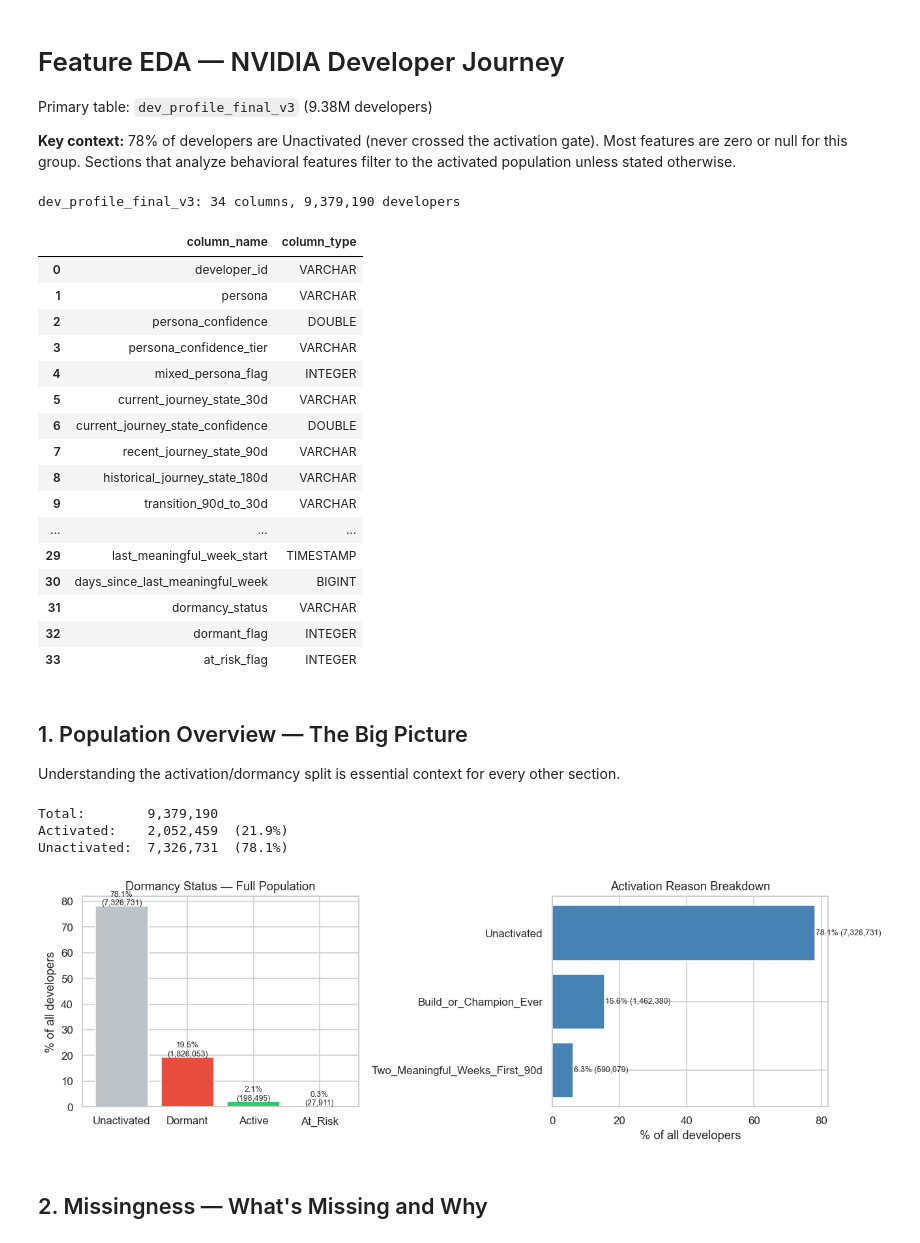
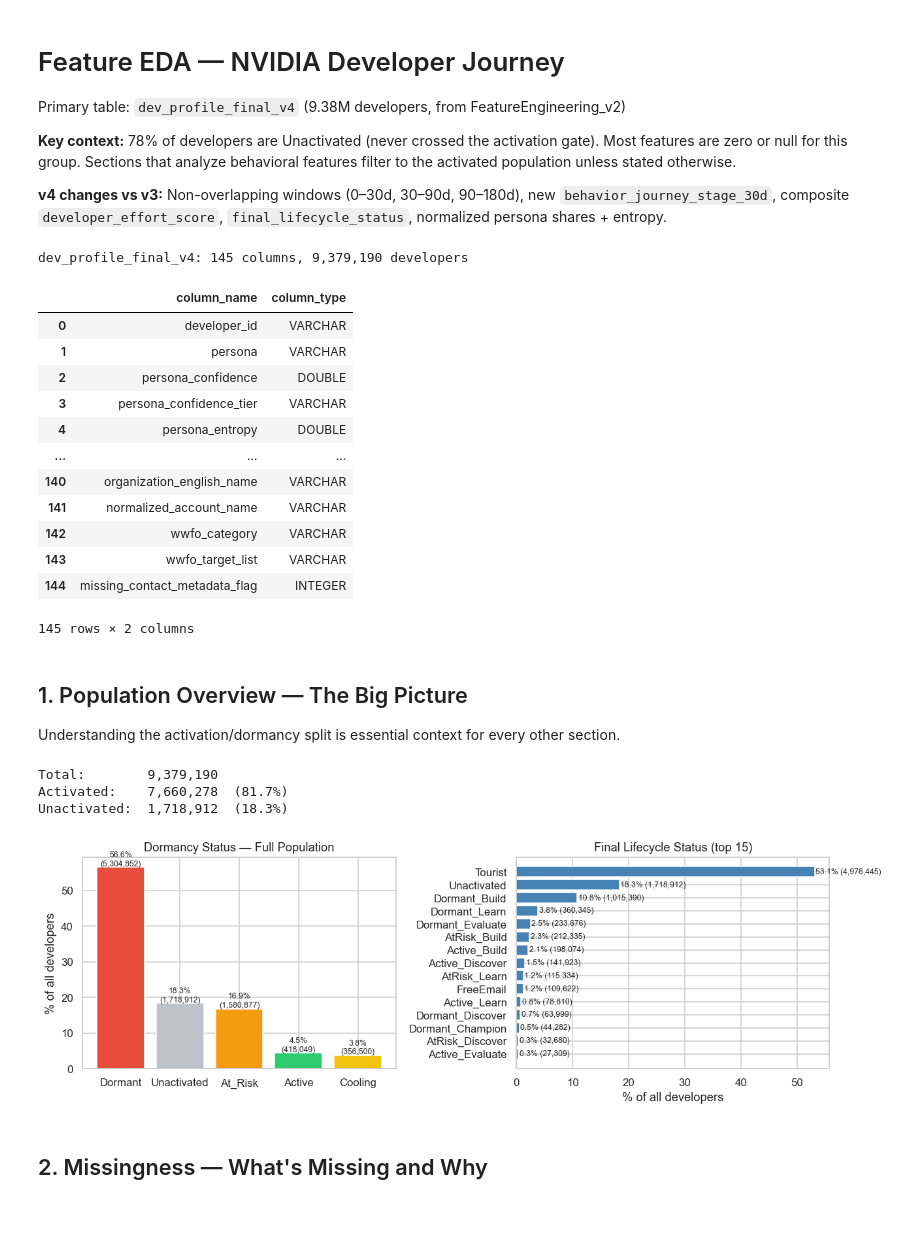
Before and after one commit to WBDoran/Spring2026_IndustryProject, a Jupyter notebook: Feature_EDA.ipynb, the cells around one changed output. Saved outputs shown, nothing was run; the diff lists cells and outputs as text; code cells hidden in the pictures; blank space fills up the shorter version.

```diff
--- a/Feature_EDA.ipynb
+++ b/Feature_EDA.ipynb
@@ -1,8 +1,10 @@
 # %% [markdown]
 # Feature EDA — NVIDIA Developer Journey
-Primary table: `dev_profile_final_v3` (9.38M developers)
+Primary table: `dev_profile_final_v4` (9.38M developers, from FeatureEngineering_v2)
 
 **Key context:** 78% of developers are Unactivated (never crossed the activation gate). Most features are zero or null for this group. Sections that analyze behavioral features filter to the activated population unless stated otherwise.
+
+**v4 changes vs v3:** Non-overlapping windows (0–30d, 30–90d, 90–180d), new `behavior_journey_stage_30d`, composite `developer_effort_score`, `final_lifecycle_status`, normalized persona shares + entropy.
 # %%
 import duckdb
 import pandas as pd
@@ -20,7 +22,7 @@ pd.set_option('display.float_format', '{:,.2f}'.format)
 sns.set_theme(style='whitegrid', palette='muted')
 plt.rcParams['figure.dpi'] = 110
 
-T = 'dev_profile_final_v3'
+T = 'dev_profile_final_v4'
 con = duckdb.connect('developer_project.duckdb', read_only=True)
 
 schema = con.execute(f'DESCRIBE {T}').fetchdf()
@@ -29,79 +31,83 @@ total = con.execute(f'SELECT COUNT(*) FROM {T}').fetchone()[0]
 print(f'{T}: {len(all_cols)} columns, {total:,} developers')
 display(schema[['column_name', 'column_type']])
 # %% [output]
-dev_profile_final_v3: 34 columns, 9,379,190 developers
+dev_profile_final_v4: 145 columns, 9,379,190 developers
 |  | column_name | column_type |
 | 0 | developer_id | VARCHAR |
 | 1 | persona | VARCHAR |
 | 2 | persona_confidence | DOUBLE |
 | 3 | persona_confidence_tier | VARCHAR |
-| 4 | mixed_persona_flag | INTEGER |
-| 5 | current_journey_state_30d | VARCHAR |
-| 6 | current_journey_state_confidence | DOUBLE |
-| 7 | recent_journey_state_90d | VARCHAR |
-| 8 | historical_journey_state_180d | VARCHAR |
-| 9 | transition_90d_to_30d | VARCHAR |
+| 4 | persona_entropy | DOUBLE |
 | ... | ... | ... |
-| 29 | last_meaningful_week_start | TIMESTAMP |
-| 30 | days_since_last_meaningful_week | BIGINT |
-| 31 | dormancy_status | VARCHAR |
-| 32 | dormant_flag | INTEGER |
-| 33 | at_risk_flag | INTEGER |
+| 140 | organization_english_name | VARCHAR |
+| 141 | normalized_account_name | VARCHAR |
+| 142 | wwfo_category | VARCHAR |
+| 143 | wwfo_target_list | VARCHAR |
+| 144 | missing_contact_metadata_flag | INTEGER |
+145 rows × 2 columns
 # %% [markdown]
 ## 1. Population Overview — The Big Picture
 Understanding the activation/dormancy split is essential context for every other section.
 # %%
 dormancy = con.execute(f"""
     SELECT dormancy_status,
            COUNT(*) AS developers,
            ROUND(COUNT(*) * 100.0 / SUM(COUNT(*)) OVER (), 2) AS pct
     FROM {T} GROUP BY 1 ORDER BY 2 DESC
-""").fetchdf()
-
-activation = con.execute(f"""
-    SELECT is_activated,
-           COUNT(*) AS developers,
-           ROUND(COUNT(*) * 100.0 / SUM(COUNT(*)) OVER (), 2) AS pct
-    FROM {T} GROUP BY 1 ORDER BY 1 DESC
 """).fetchdf()
 
 n_activated = int(con.execute(f'SELECT SUM(is_activated) FROM {T}').fetchone()[0])
 n_unactivated = total - n_activated
 print(f'Total:       {total:>10,}')
 print(f'Activated:   {n_activated:>10,}  ({n_activated/total*100:.1f}%)')
 print(f'Unactivated: {n_unactivated:>10,}  ({n_unactivated/total*100:.1f}%)')
 
 fig, axes = plt.subplots(1, 2, figsize=(12, 4))
 
 # Dormancy status
-colors = {'Active': '#2ecc71', 'At_Risk': '#f39c12', 'Dormant': '#e74c3c', 'Unactivated': '#bdc3c7'}
+colors = {'Active': '#2ecc71', 'At_Risk': '#f39c12', 'Cooling': '#f1c40f',
+          'Dormant': '#e74c3c', 'Unactivated': '#bdc3c7'}
 bar_colors = [colors.get(s, 'steelblue') for s in dormancy['dormancy_status']]
 bars = axes[0].bar(dormancy['dormancy_status'], dormancy['pct'], color=bar_colors)
 axes[0].set_ylabel('% of all developers')
 axes[0].set_title('Dormancy Status — Full Population')
 for bar, (_, row) in zip(bars, dormancy.iterrows()):
     axes[0].text(bar.get_x() + bar.get_width()/2, bar.get_height() + 0.3,
                  f"{row['pct']:.1f}%\n({row['developers']:,})", ha='center', fontsize=8)
 
-# Activation reasons
-act_reason = con.execute(f"""
-    SELECT activation_reason, COUNT(*) AS developers,
-           ROUND(COUNT(*)*100.0/SUM(COUNT(*)) OVER(), 1) AS pct
-    FROM {T} GROUP BY 1 ORDER BY 2 DESC
-""").fetchdf()
-axes[1].barh(act_reason['activation_reason'][::-1], act_reason['pct'][::-1], color='steelblue')
-axes[1].set_xlabel('% of all developers')
-axes[1].set_title('Activation Reason Breakdown')
-for i, (_, row) in enumerate(act_reason[::-1].iterrows()):
-    axes[1].text(row['pct'] + 0.2, i, f"{row['pct']:.1f}% ({row['developers']:,})", va='center', fontsize=8)
+# activation_reason if present, else top final_lifecycle_status categories
+if 'activation_reason' in all_cols:
+    act_reason = con.execute(f"""
+        SELECT activation_reason AS label, COUNT(*) AS developers,
+               ROUND(COUNT(*)*100.0/SUM(COUNT(*)) OVER(), 1) AS pct
+        FROM {T} GROUP BY 1 ORDER BY 2 DESC
+    """).fetchdf()
+    title = 'Activation Reason Breakdown'
+elif 'final_lifecycle_status' in all_cols:
+    act_reason = con.execute(f"""
+        SELECT final_lifecycle_status AS label, COUNT(*) AS developers,
+               ROUND(COUNT(*)*100.0/SUM(COUNT(*)) OVER(), 1) AS pct
+        FROM {T} GROUP BY 1 ORDER BY 2 DESC LIMIT 15
+    """).fetchdf()
+    title = 'Final Lifecycle Status (top 15)'
+else:
+    act_reason = None
+
+if act_reason is not None:
+    axes[1].barh(act_reason['label'][::-1], act_reason['pct'][::-1], color='steelblue')
+    axes[1].set_xlabel('% of all developers')
+    axes[1].set_title(title)
+    for i, (_, row) in enumerate(act_reason[::-1].iterrows()):
+        axes[1].text(row['pct'] + 0.2, i, f"{row['pct']:.1f}% ({row['developers']:,})",
+                     va='center', fontsize=8)
 
 plt.tight_layout()
 plt.show()
 # %% [output]
 Total:        9,379,190
-Activated:    2,052,459  (21.9%)
-Unactivated:  7,326,731  (78.1%)
+Activated:    7,660,278  (81.7%)
+Unactivated:  1,718,912  (18.3%)
-[figure, old version]
+[figure, new version]
 # %% [markdown]
 ## 2. Missingness — What's Missing and Why
 # %%
```
Also changed, not shown: parts of 24 cells of this notebook.
